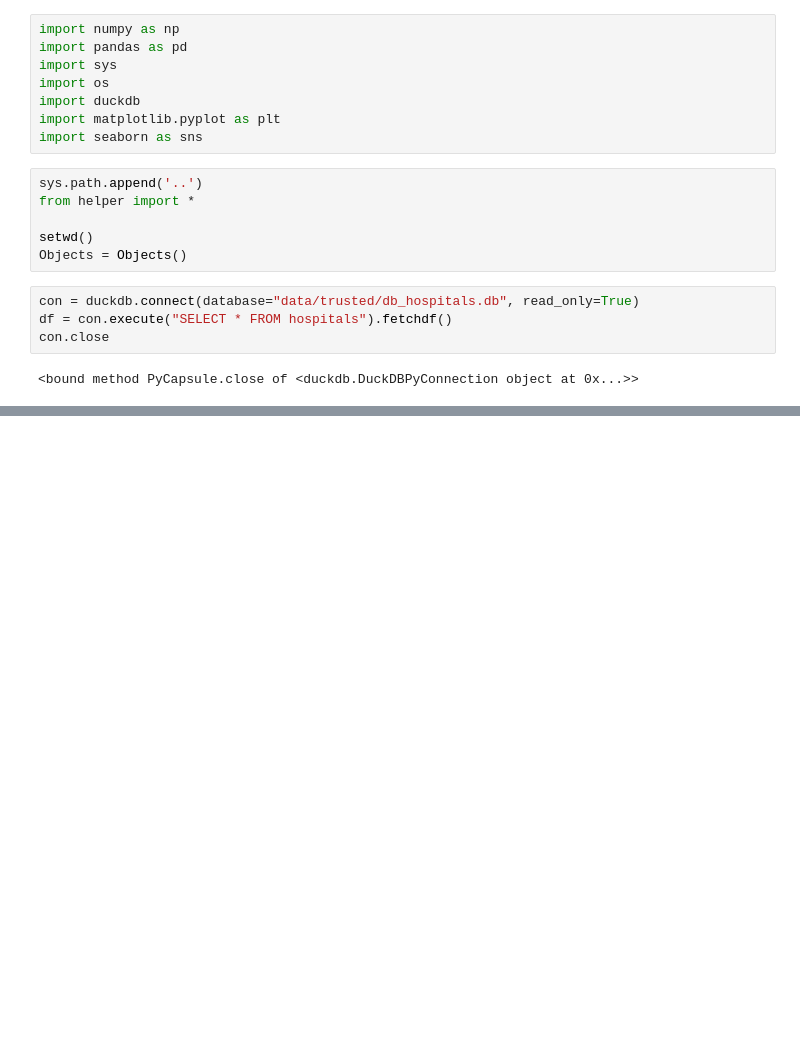
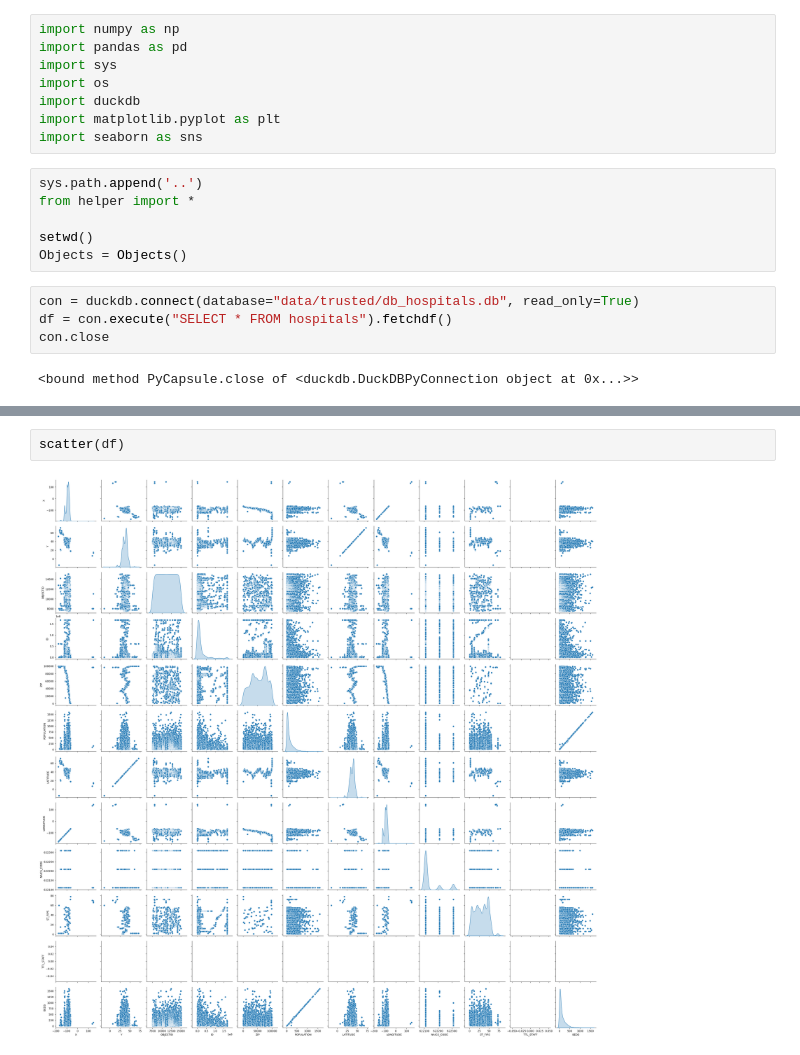
Before and after one commit to adriamd/ADSDB_project1, a Jupyter notebook: notebooks/hospitals_profiling.ipynb, the cells around one changed output, grey strips where cells are left out. Drawn from its saved outputs; the diff is of its cells as text; blank space fills up the shorter version.

```diff
--- a/notebooks/hospitals_profiling.ipynb
+++ b/notebooks/hospitals_profiling.ipynb
@@ -67,3 +70,7 @@ description_categorical(df)
+# %%
+scatter(df)
+# %% [output]
+[figure, added]
 # %%
 hist(df, bins=100)
 # %% [output]
```
Also changed, not shown: parts of 10 cells of this notebook, 6 other files.
